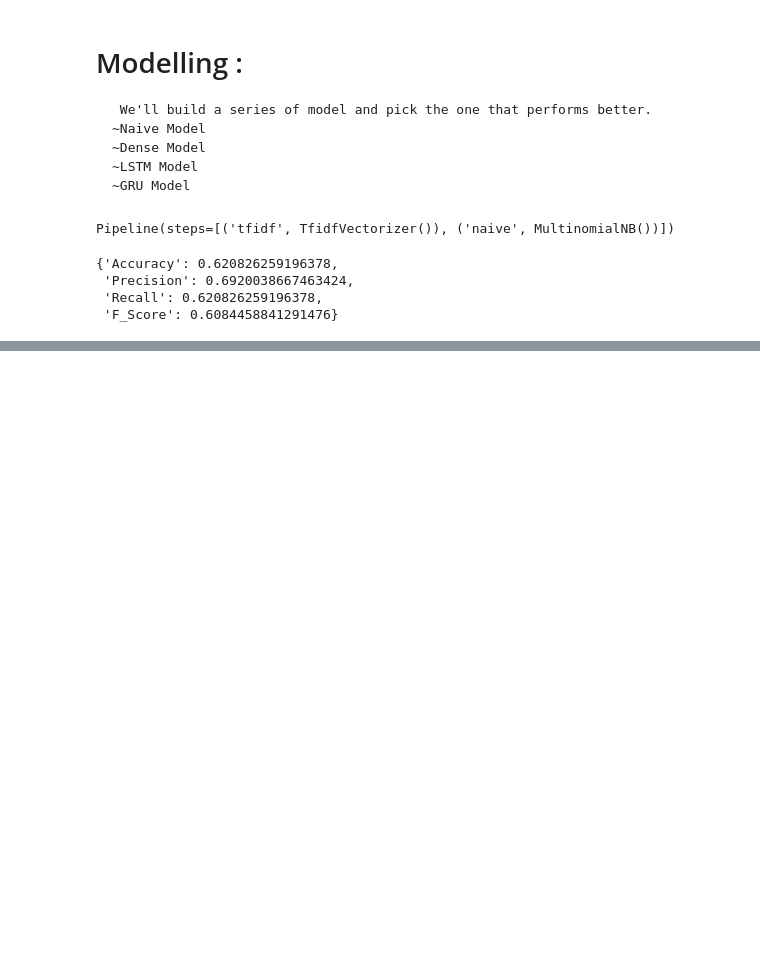
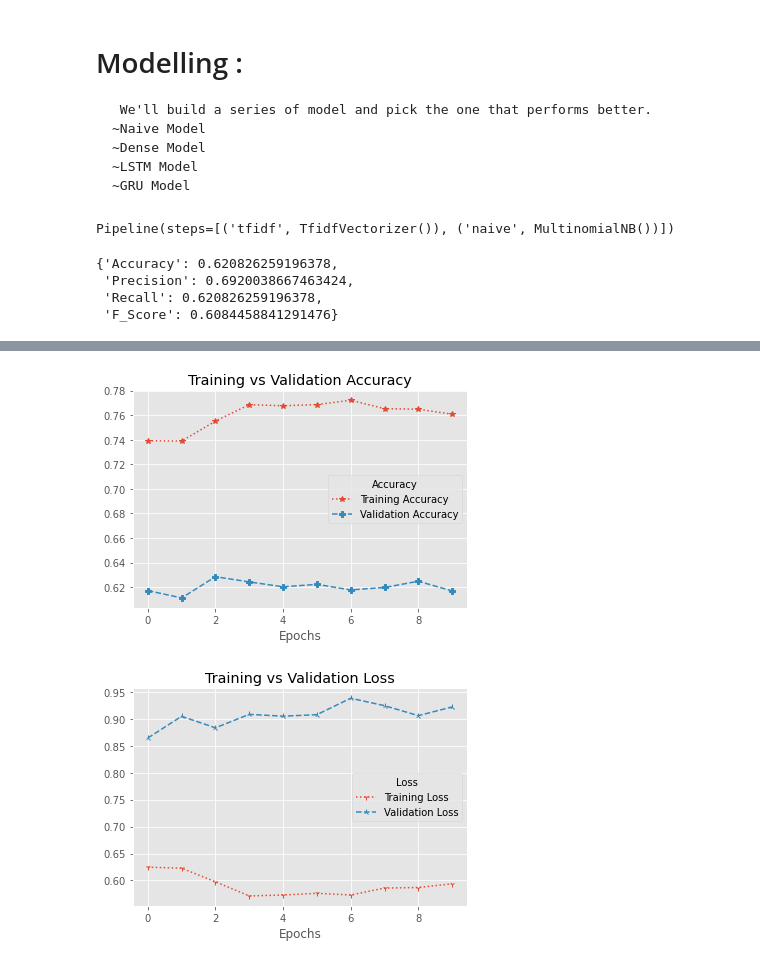
Before and after one commit to ahmad1jalal/Twitter-Sentiment-Extaction, a Jupyter notebook: Twitter-Senitment.ipynb, the cells around one changed output, grey strips where cells are left out. Saved outputs shown, nothing was run; the diff lists cells and outputs as text; code cells hidden in the pictures; blank space fills up the shorter version.

```diff
--- a/Twitter-Senitment.ipynb
+++ b/Twitter-Senitment.ipynb
@@ -677,0 +857,6 @@ plot_model_performance(history_1)
+# %%
+# fitting the model to data....
+history_4 = model_4.fit(train_text, train_labels,
+                       epochs = 10,
+                       validation_data = (test_text,test_labels),
+                       validation_split = int(len(test_text) * 0.30))
@@ -677,0 +894,6 @@ plot_model_performance(history_1)
+# %%
+# plot model performance....
+plot_model_performance(history_4)
+# %% [output]
+[figure, added]
+[figure, added]
```
Also changed, not shown: parts of 31 cells of this notebook, 4 other files.
